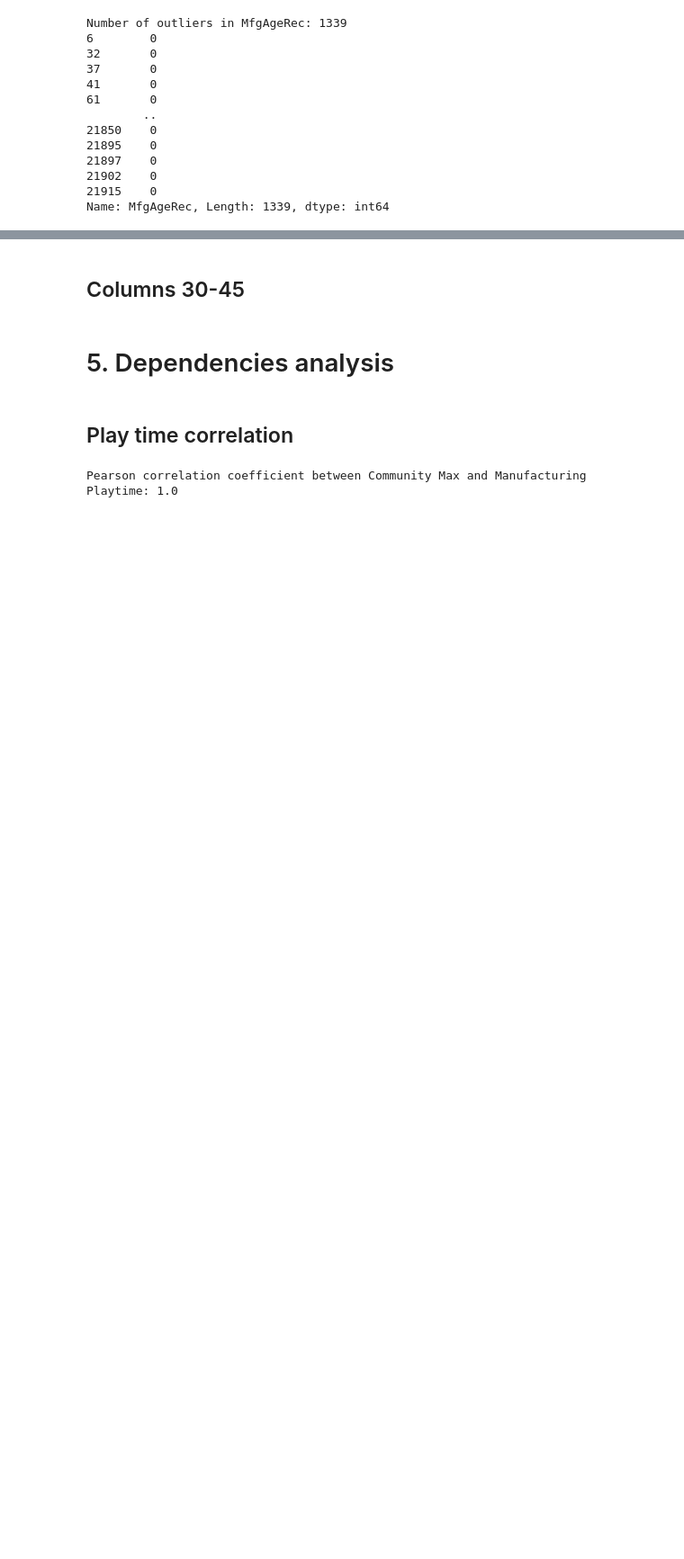
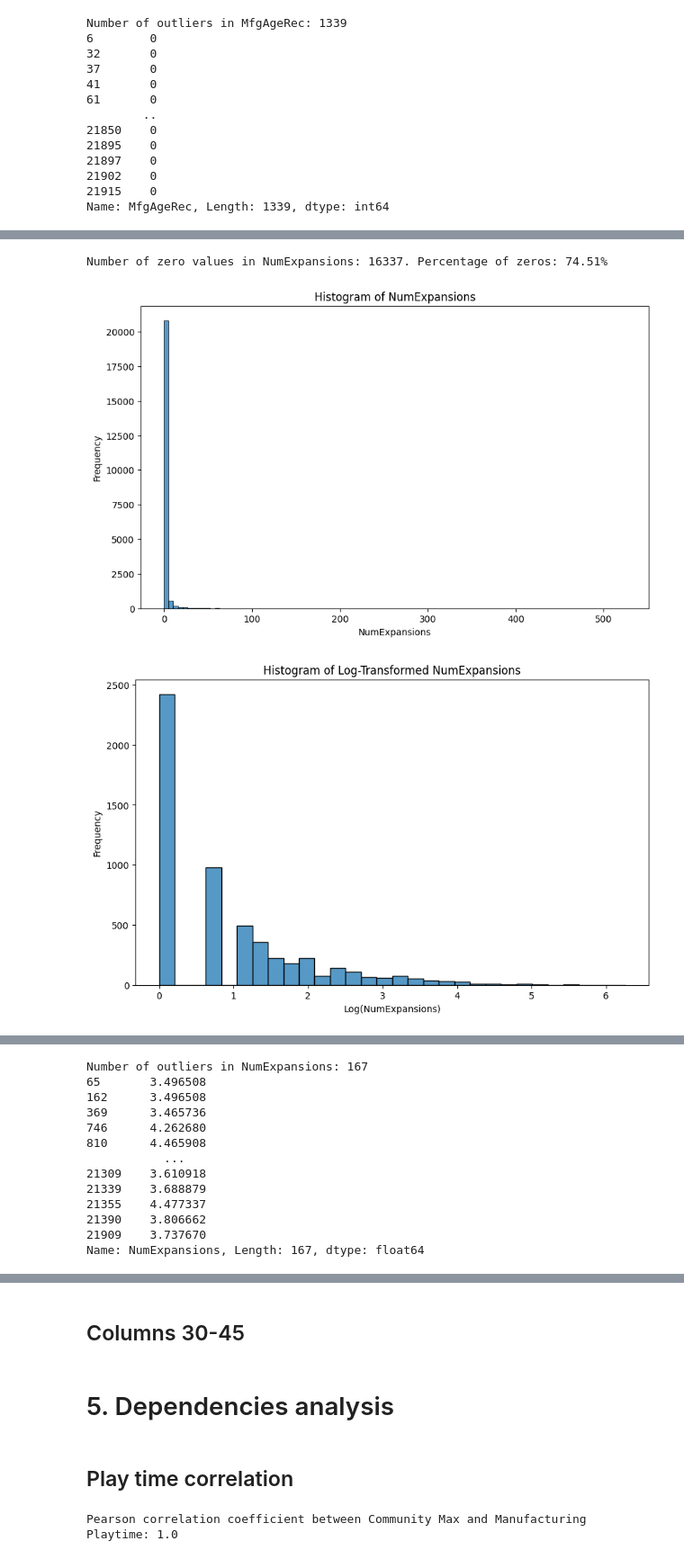
Before and after one commit to leopasq24/DataMining, a Jupyter notebook: data_understanding.ipynb, the cells around one changed output, grey strips where cells are left out. Shown at 90% size. Saved outputs shown, nothing was run; the diff lists cells and outputs as text; code cells hidden in the pictures; blank space fills up the shorter version.

```diff
--- a/data_understanding.ipynb
+++ b/data_understanding.ipynb
@@ -360,0 +429,43 @@ Number of zero values in NumComments: 21925. Percentage of zeros: 100.00%
+# %%
+# number of expansions analysis
+NumExpansions = df["NumExpansions"]
+# zeros count
+NumExpansions_zeros = (NumExpansions == 0).sum()
+print(f"Number of zero values in NumExpansions: {NumExpansions_zeros}. Percentage of zeros: {NumExpansions_zeros / len(NumExpansions) * 100:.2f}%")
+# histogram
+plt.figure(figsize=(10, 6))
+sns.histplot(NumExpansions, bins=100)
+plt.title('Histogram of NumExpansions')
+plt.xlabel('NumExpansions')
+plt.ylabel('Frequency')
+plt.show()
+# logarithmic transformation
+NumExpansions_no_zeros = NumExpansions[NumExpansions > 0]
+NumExpansions_log = np.log(NumExpansions_no_zeros)
+# histogram of log-transformed data
+plt.figure(figsize=(10, 6))
+sns.histplot(NumExpansions_log, bins=30)
+plt.title('Histogram of Log-Transformed NumExpansions')
+plt.xlabel('Log(NumExpansions)')
+plt.ylabel('Frequency')
+plt.show()
+# boxplot
+plt.figure(figsize=(10, 6))
+sns.boxplot(x=NumExpansions_log)
+plt.title('Boxplot of NumExpansions')
+plt.xlabel('NumExpansions')
+plt.show()
+# outliers detection
+Q1 = NumExpansions_log.quantile(0.25)
+Q3 = NumExpansions_log.quantile(0.75)
+IQR = Q3 - Q1
+lower_bound = Q1 - 1.5 * IQR
+upper_bound = Q3 + 1.5 * IQR
+outliers = NumExpansions_log[(NumExpansions_log < lower_bound) | (NumExpansions_log > upper_bound)]
+print(f"Number of outliers in NumExpansions: {len(outliers)}")
+print(outliers)
+df[df["NumExpansions"] > 100][["Name", "NumExpansions"]]
+# %% [output]
+Number of zero values in NumExpansions: 16337. Percentage of zeros: 74.51%
+[figure, added]
+[figure, added]
@@ -360,0 +473,13 @@ Number of zero values in NumComments: 21925. Percentage of zeros: 100.00%
+Number of outliers in NumExpansions: 167
+65       3.496508
+162      3.496508
+369      3.465736
+746      4.262680
+810      4.465908
+           ...
+21309    3.610918
+21339    3.688879
+21355    4.477337
+21390    3.806662
+21909    3.737670
+Name: NumExpansions, Length: 167, dtype: float64
```
Also changed, not shown: parts of 7 cells of this notebook.
